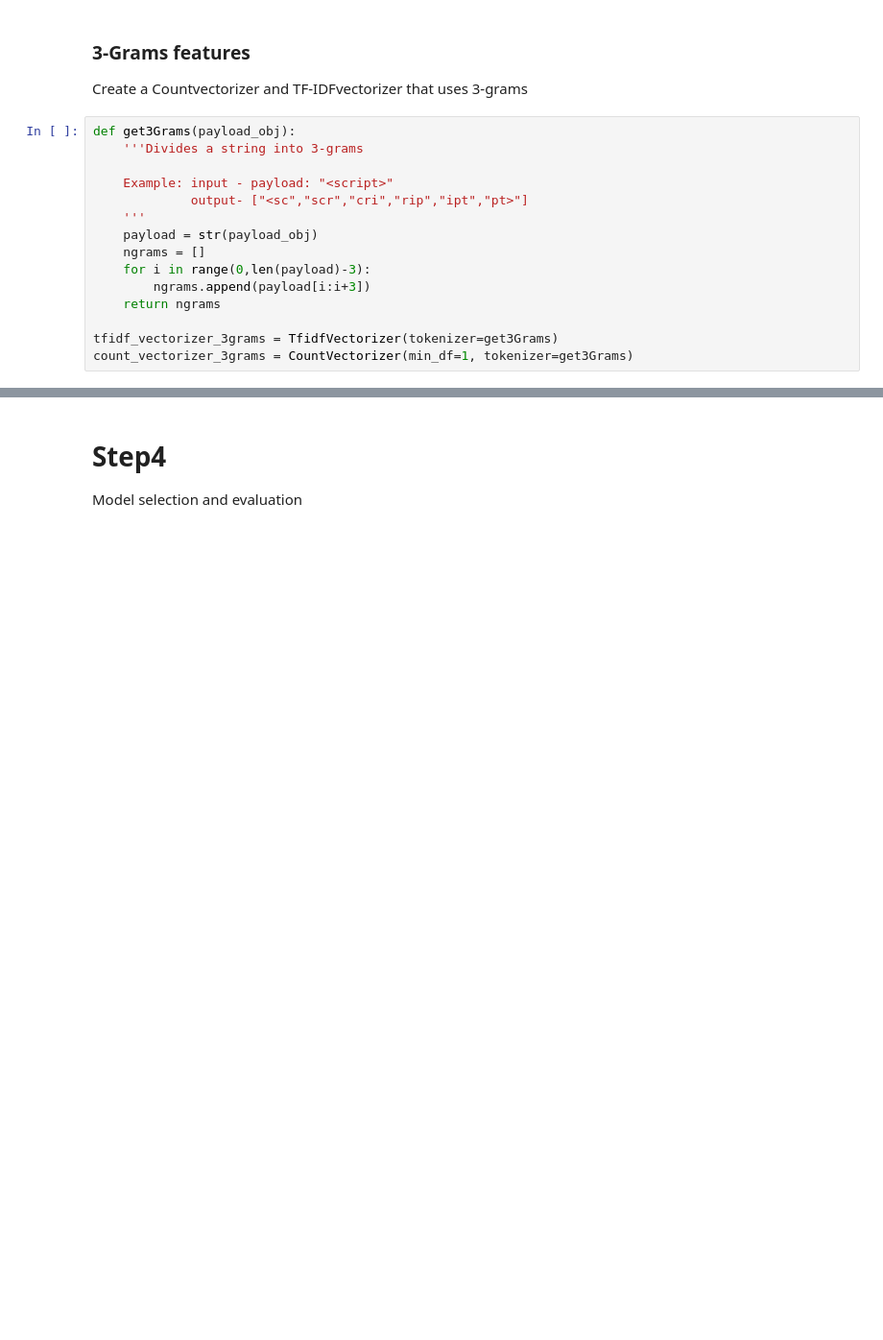
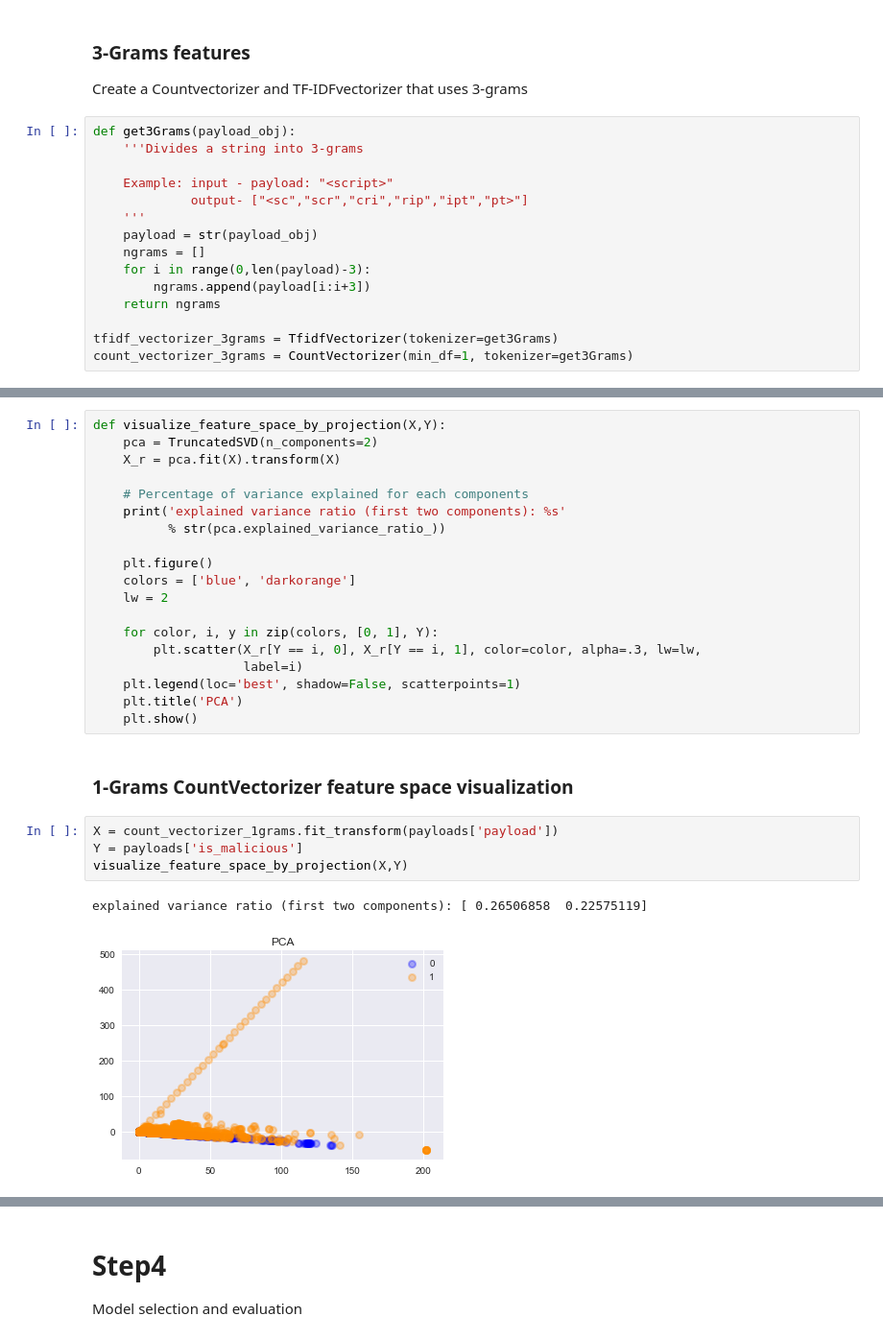
Before and after one commit to grananqvist/Machine-Learning-Web-Application-Firewall-and-Dataset, a Jupyter notebook: Data_analysis.ipynb, the cells around one changed output, grey strips where cells are left out. Shown at 96% size. Saved outputs shown, nothing was run; the diff lists cells and outputs as text; blank space fills up the shorter version.

Commit message:
completed training graph visualization

```diff
--- a/Data_analysis.ipynb
+++ b/Data_analysis.ipynb
@@ -531,0 +558,28 @@ count_vectorizer_3grams = CountVectorizer(min_df=1, tokenizer=get3Grams)
+# %%
+def visualize_feature_space_by_projection(X,Y):
+    pca = TruncatedSVD(n_components=2)
+    X_r = pca.fit(X).transform(X)
+
+    # Percentage of variance explained for each components
+    print('explained variance ratio (first two components): %s'
+          % str(pca.explained_variance_ratio_))
+
+    plt.figure()
+    colors = ['blue', 'darkorange']
+    lw = 2
+
+    for color, i, y in zip(colors, [0, 1], Y):
+        plt.scatter(X_r[Y == i, 0], X_r[Y == i, 1], color=color, alpha=.3, lw=lw,
+                    label=i)
+    plt.legend(loc='best', shadow=False, scatterpoints=1)
+    plt.title('PCA')
+    plt.show()
+# %% [markdown]
+### 1-Grams CountVectorizer feature space visualization
+# %%
+X = count_vectorizer_1grams.fit_transform(payloads['payload'])
+Y = payloads['is_malicious']
+visualize_feature_space_by_projection(X,Y)
+# %% [output]
+explained variance ratio (first two components): [ 0.26506858  0.22575119]
+[figure, added]
```
Also changed, not shown: parts of 25 cells of this notebook, 1 other file.
